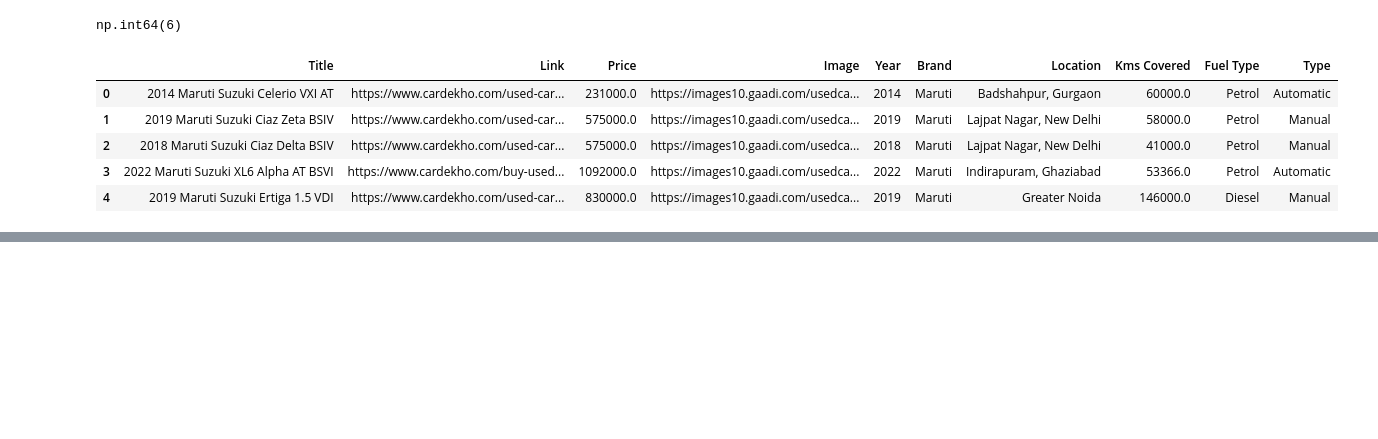
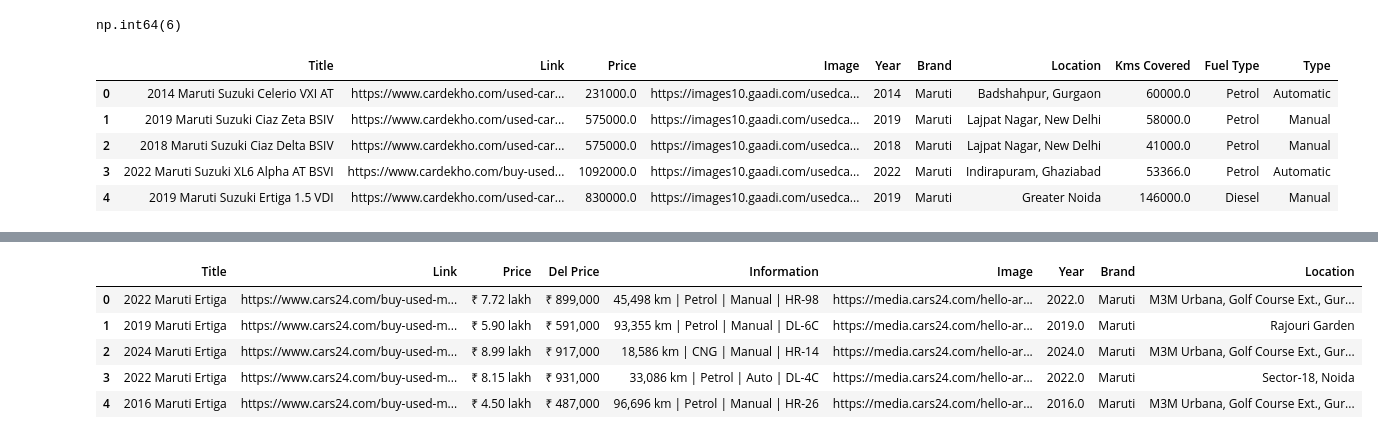
Before and after one commit to dakshhrana0-hub/AutoVault, a Jupyter notebook: backend/data_preprocessing/data_cleaning.ipynb, the cells around one changed output, grey strips where cells are left out. Saved outputs shown, nothing was run; the diff lists cells and outputs as text; code cells hidden in the pictures; blank space fills up the shorter version.

Commit message:
Data Preprocessing

```diff
--- a/backend/data_preprocessing/data_cleaning.ipynb
+++ b/backend/data_preprocessing/data_cleaning.ipynb
@@ -115,0 +120,2 @@ df.to_csv('../../data/cleaned_data/cardekho_cleaned_data.csv')
+# %%
+df = pd.read_csv('../../data/raw_data/cars24_listings_delhi.csv')
@@ -115,0 +131,4 @@ df.to_csv('../../data/cleaned_data/cardekho_cleaned_data.csv')
+# %%
+df = df.dropna(subset=['Title']).reset_index()
+# %%
+df.drop(['index'],axis = 1,inplace = True)
@@ -115,0 +154,9 @@ df.to_csv('../../data/cleaned_data/cardekho_cleaned_data.csv')
+# %%
+df.head()
+# %% [output]
+|  | Title | Link | Price | Del Price | Information | Image | Year | Brand | Location |
+| 0 | 2022 Maruti Ertiga | https://www.cars24.com/buy-used-m... | ₹ 7.72 lakh | ₹ 899,000 | 45,498 km | Petrol | Manual | HR-98 | https://media.cars24.com/hello-ar... | 2022.0 | Maruti | M3M Urbana, Golf Course Ext., Gur... |
+| 1 | 2019 Maruti Ertiga | https://www.cars24.com/buy-used-m... | ₹ 5.90 lakh | ₹ 591,000 | 93,355 km | Petrol | Manual | DL-6C | https://media.cars24.com/hello-ar... | 2019.0 | Maruti | Rajouri Garden |
+| 2 | 2024 Maruti Ertiga | https://www.cars24.com/buy-used-m... | ₹ 8.99 lakh | ₹ 917,000 | 18,586 km | CNG | Manual | HR-14 | https://media.cars24.com/hello-ar... | 2024.0 | Maruti | M3M Urbana, Golf Course Ext., Gur... |
+| 3 | 2022 Maruti Ertiga | https://www.cars24.com/buy-used-m... | ₹ 8.15 lakh | ₹ 931,000 | 33,086 km | Petrol | Auto | DL-4C | https://media.cars24.com/hello-ar... | 2022.0 | Maruti | Sector-18, Noida |
+| 4 | 2016 Maruti Ertiga | https://www.cars24.com/buy-used-m... | ₹ 4.50 lakh | ₹ 487,000 | 96,696 km | Petrol | Manual | HR-26 | https://media.cars24.com/hello-ar... | 2016.0 | Maruti | M3M Urbana, Golf Course Ext., Gur... |
```
Also changed, not shown: parts of 20 cells of this notebook, 6 other files.
